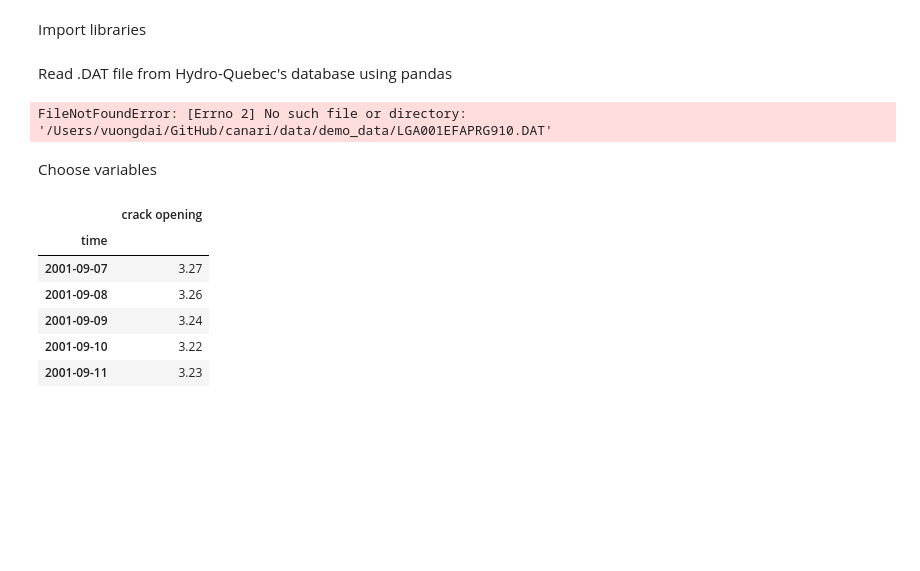
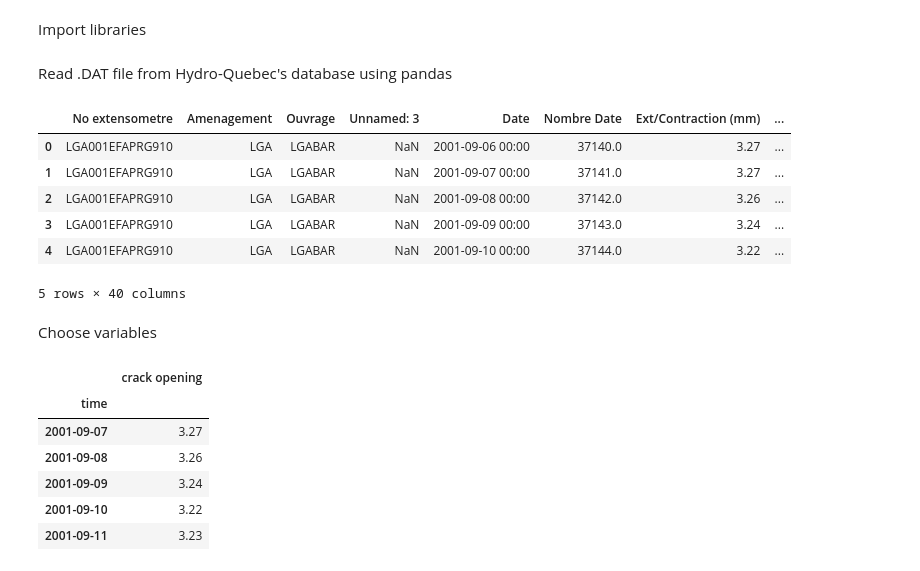
Before and after one commit to van-dai-vuong/canari, a Jupyter notebook: examples/demo/1_demo_data.ipynb, the cells around one changed output. Drawn from its saved outputs; the diff is of its cells as text; code cells hidden in the pictures; blank space fills up the shorter version.

```diff
--- a/examples/demo/1_demo_data.ipynb
+++ b/examples/demo/1_demo_data.ipynb
@@ -19,20 +15,26 @@ from canari.data_visualization import plot_data
 # %% [markdown]
 Read .DAT file from Hydro-Quebec's database using pandas
 # %%
-data_file = "/Users/vuongdai/GitHub/canari/data/demo_data/LGA001EFAPRG910.DAT"
+data_file = str(project_root / "data" / "demo_data" / "LGA001EFAPRG910.DAT")
 
 df_raw = pd.read_csv(
         data_file,
         sep=";",  # Semicolon as delimiter
         quotechar='"',
         engine="python",
         na_values=[""],  # Treat empty strings as NaN
         skipinitialspace=True,
         encoding="ISO-8859-1",
     )
 df_raw.head()
 # %% [output]
+|  | No extensometre | Amenagement | Ouvrage | Unnamed: 3 | Date | Nombre Date | Ext/Contraction (mm) | ... |
+| 0 | LGA001EFAPRG910 | LGA | LGABAR | NaN | 2001-09-06 00:00 | 37140.0 | 3.27 | ... |
+| 1 | LGA001EFAPRG910 | LGA | LGABAR | NaN | 2001-09-07 00:00 | 37141.0 | 3.27 | ... |
+| 2 | LGA001EFAPRG910 | LGA | LGABAR | NaN | 2001-09-08 00:00 | 37142.0 | 3.26 | ... |
+| 3 | LGA001EFAPRG910 | LGA | LGABAR | NaN | 2001-09-09 00:00 | 37143.0 | 3.24 | ... |
+| 4 | LGA001EFAPRG910 | LGA | LGABAR | NaN | 2001-09-10 00:00 | 37144.0 | 3.22 | ... |
-FileNotFoundError: [Errno 2] No such file or directory: '/Users/vuongdai/GitHub/canari/data/demo_data/LGA001EFAPRG910.DAT'
+5 rows × 40 columns
 # %% [markdown]
 Choose variables
 # %%
```
Also changed, not shown: parts of 1 cell of this notebook, 47 other files.
